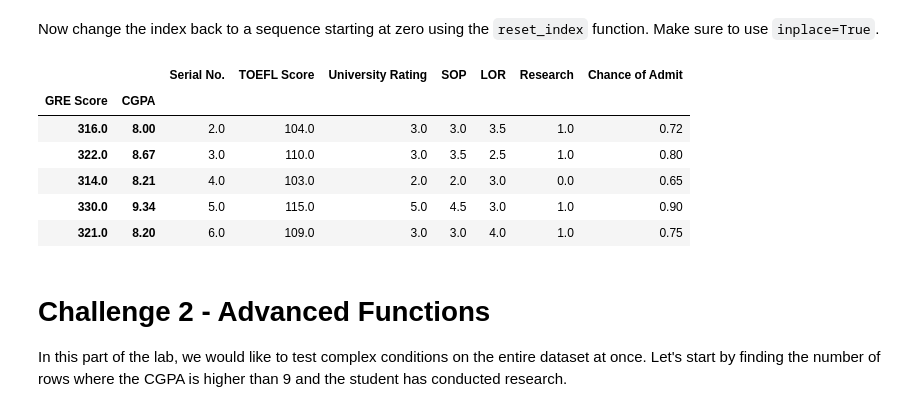
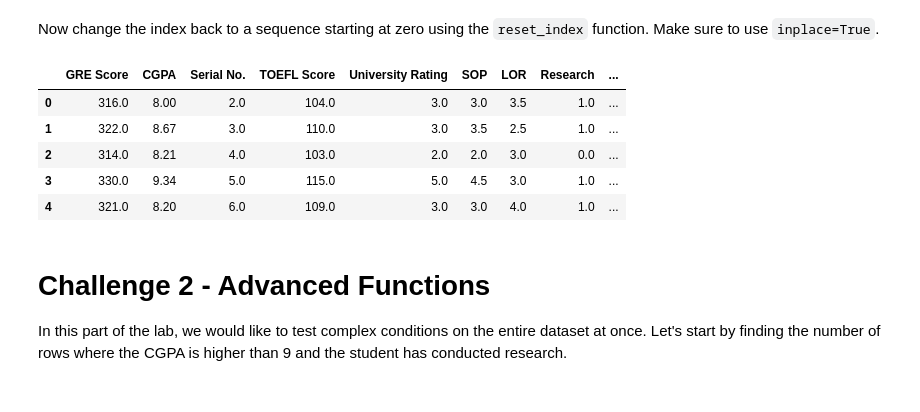
Before and after one commit to therinz/data-ber-08-20, a Jupyter notebook: Labs/module-1_labs/04_pandas/07_lab-advanced-pandas/your-code/main.ipynb, the cells around one changed output. Saved outputs shown, nothing was run; the diff lists cells and outputs as text; code cells hidden in the pictures.

```diff
--- a/Labs/module-1_labs/04_pandas/07_lab-advanced-pandas/your-code/main.ipynb
+++ b/Labs/module-1_labs/04_pandas/07_lab-advanced-pandas/your-code/main.ipynb
@@ -95,16 +108,15 @@ Now change the index back to a sequence starting at zero using the `reset_index`
 # %%
 # Your code here:
 
-ad.set_index(["GRE Score", "CGPA"], inplace=True)
+ad.reset_index(inplace=True)
 ad.head()
 # %% [output]
-|  |  | Serial No. | TOEFL Score | University Rating | SOP | LOR | Research | Chance of Admit |
-| GRE Score | CGPA |  |  |  |  |  |  |  |
-| 316.0 | 8.00 | 2.0 | 104.0 | 3.0 | 3.0 | 3.5 | 1.0 | 0.72 |
-| 322.0 | 8.67 | 3.0 | 110.0 | 3.0 | 3.5 | 2.5 | 1.0 | 0.80 |
-| 314.0 | 8.21 | 4.0 | 103.0 | 2.0 | 2.0 | 3.0 | 0.0 | 0.65 |
-| 330.0 | 9.34 | 5.0 | 115.0 | 5.0 | 4.5 | 3.0 | 1.0 | 0.90 |
-| 321.0 | 8.20 | 6.0 | 109.0 | 3.0 | 3.0 | 4.0 | 1.0 | 0.75 |
+|  | GRE Score | CGPA | Serial No. | TOEFL Score | University Rating | SOP | LOR | Research | ... |
+| 0 | 316.0 | 8.00 | 2.0 | 104.0 | 3.0 | 3.0 | 3.5 | 1.0 | ... |
+| 1 | 322.0 | 8.67 | 3.0 | 110.0 | 3.0 | 3.5 | 2.5 | 1.0 | ... |
+| 2 | 314.0 | 8.21 | 4.0 | 103.0 | 2.0 | 2.0 | 3.0 | 0.0 | ... |
+| 3 | 330.0 | 9.34 | 5.0 | 115.0 | 5.0 | 4.5 | 3.0 | 1.0 | ... |
+| 4 | 321.0 | 8.20 | 6.0 | 109.0 | 3.0 | 3.0 | 4.0 | 1.0 | ... |
 # %% [markdown]
 # Challenge 2 - Advanced Functions
 
```
Also changed, not shown: parts of 12 cells of this notebook.
